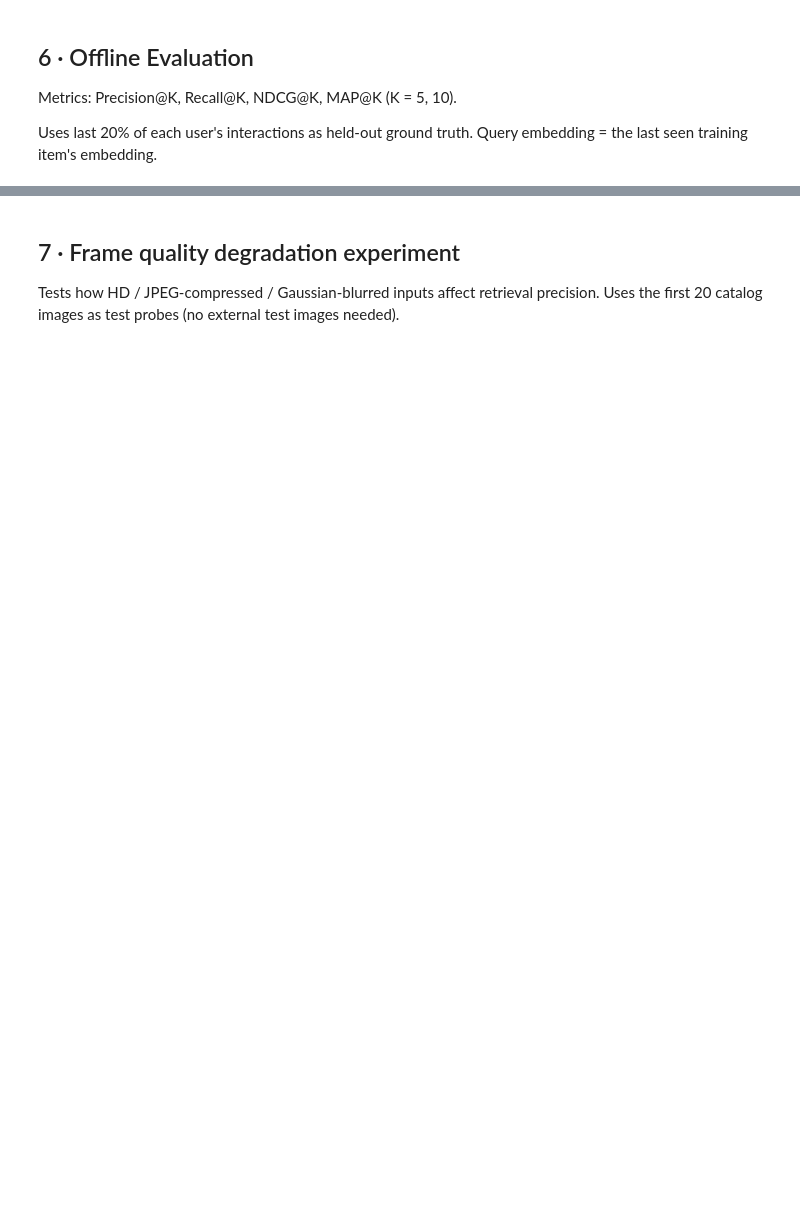
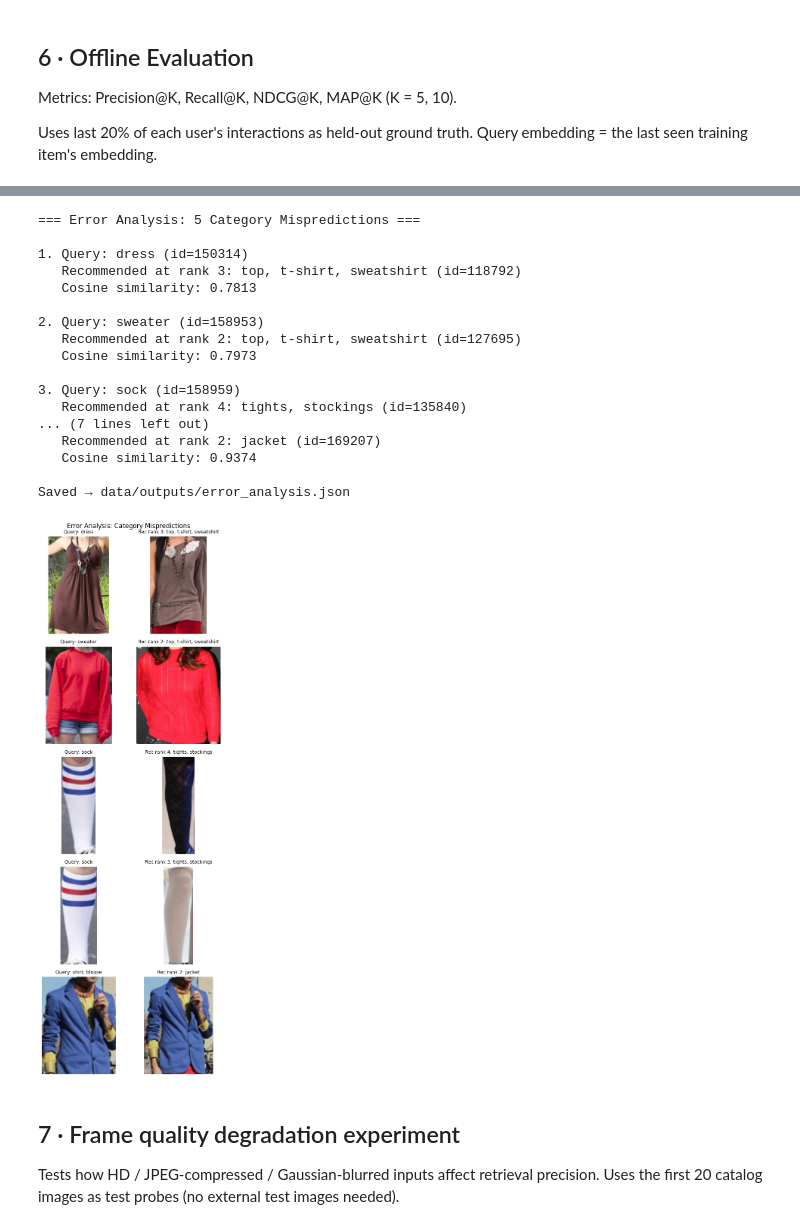
Before and after one commit to SophiaYifei/CineStyle, a Jupyter notebook: notebooks/cinestyle_pipeline.ipynb, the cells around one changed output, grey strips where cells are left out. Saved outputs shown, nothing was run; the diff lists cells and outputs as text; code cells hidden in the pictures; blank space fills up the shorter version.

```diff
--- a/notebooks/cinestyle_pipeline.ipynb
+++ b/notebooks/cinestyle_pipeline.ipynb
@@ -980,3 +1288,82 @@ plt.show()
+# %%
+# ── Error Analysis: 5 representative mispredictions ──────────────────────
+error_cases = []
+
+for item in tqdm(meta_list[:300], desc="Error analysis"):
+    if not Path(item["image_url"]).exists():
+        continue
+    img = Image.open(item["image_url"]).convert("RGB")
+    probe_emb = get_image_embeds([img], clip_model, clip_processor, DEVICE)
+    probe_emb = probe_emb.squeeze(0).cpu().float().numpy()
+
+    recs = faiss_retrieve(probe_emb, top_k=5)
+
+    probe_cat = item.get("category", "")
+    for rank, r in enumerate(recs, 1):
+        if r.get("category", "") != probe_cat and r["id"] != item["id"]:
+            error_cases.append({
+                "rank": rank,
+                "probe_id": item["id"],
+                "probe_category": probe_cat,
+                "probe_image": item["image_url"],
+                "rec_id": r["id"],
+                "rec_category": r.get("category", ""),
+                "rec_image": r.get("image_url", ""),
+                "similarity": r["similarity"],
+            })
+            break  # one error per probe
+
+    if len(error_cases) >= 5:
+        break
+
+print("=== Error Analysis: 5 Category Mispredictions ===")
+print()
+for i, e in enumerate(error_cases, 1):
+    print(f"{i}. Query: {e['probe_category']} (id={e['probe_id']})")
+    print(f"   Recommended at rank {e['rank']}: {e['rec_category']} (id={e['rec_id']})")
+    print(f"   Cosine similarity: {e['similarity']:.4f}")
+    print()
+
+with open(OUT_DIR / "error_analysis.json", "w") as f:
+    json.dump(error_cases, f, indent=2)
+print(f"Saved → {OUT_DIR}/error_analysis.json")
+
+# Visualize the 5 error pairs
+if error_cases:
+    fig, axes = plt.subplots(5, 2, figsize=(6, 15))
+    for row, e in enumerate(error_cases[:5]):
+        for col, (key, label) in enumerate([
+            ("probe_image", f"Query: {e['probe_category']}"),
+            ("rec_image", f"Rec rank {e['rank']}: {e['rec_category']}"),
+        ]):
+            path = e[key]
+            if Path(path).exists():
+                axes[row][col].imshow(Image.open(path).convert("RGB"))
+            axes[row][col].set_title(label, fontsize=9)
+            axes[row][col].axis("off")
+    plt.suptitle("Error Analysis: Category Mispredictions", fontsize=12)
+    plt.tight_layout()
+    plt.savefig(OUT_DIR / "error_analysis.png", dpi=120)
+    plt.show()
+# %% [output]
+=== Error Analysis: 5 Category Mispredictions ===
+
+1. Query: dress (id=150314)
+   Recommended at rank 3: top, t-shirt, sweatshirt (id=118792)
+   Cosine similarity: 0.7813
+
+2. Query: sweater (id=158953)
+   Recommended at rank 2: top, t-shirt, sweatshirt (id=127695)
+   Cosine similarity: 0.7973
+
+3. Query: sock (id=158959)
+   Recommended at rank 4: tights, stockings (id=135840)
+... (7 lines left out)
+   Recommended at rank 2: jacket (id=169207)
+   Cosine similarity: 0.9374
+
+Saved → data/outputs/error_analysis.json
+[figure, added]
 # %% [markdown]
 ## 7 · Frame quality degradation experiment
 
```
Also changed, not shown: parts of 31 cells of this notebook, 32 other files.
